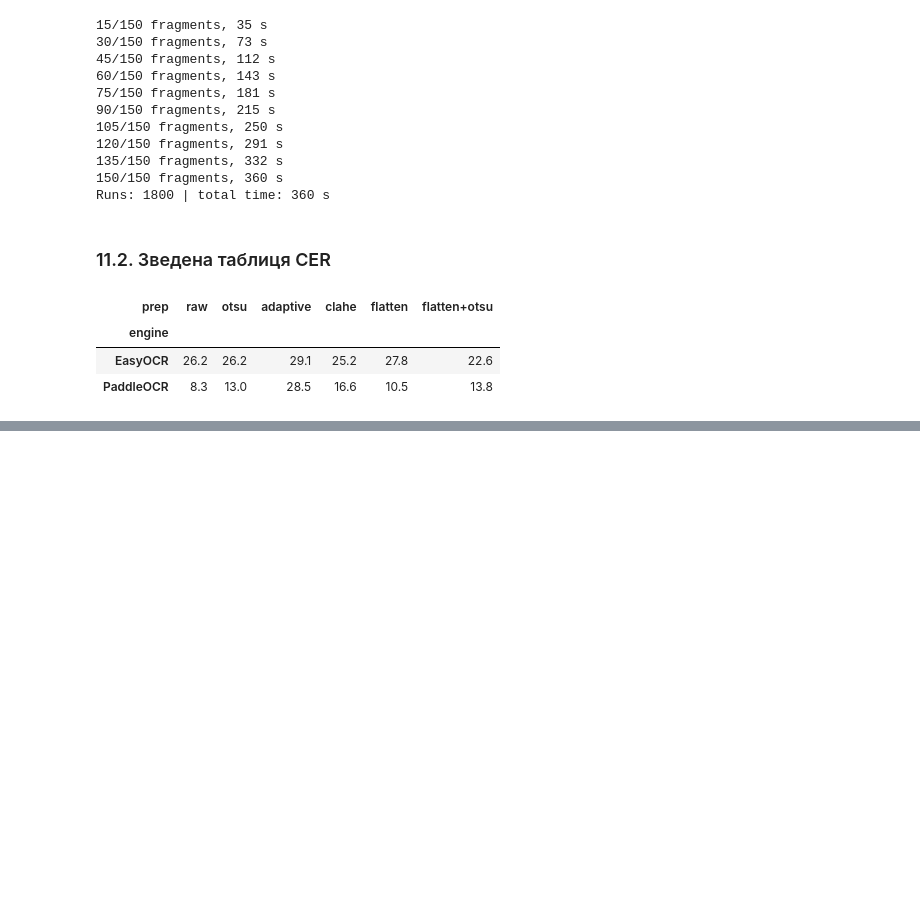
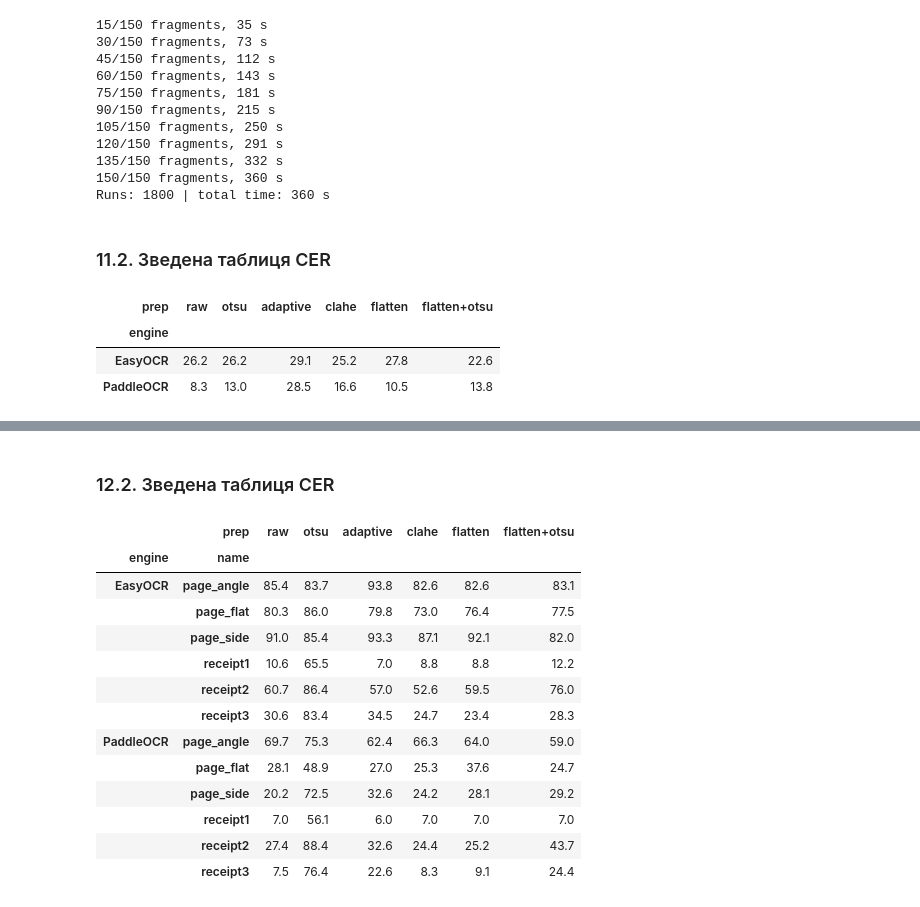
Before and after one commit to TanyaTverdun/AI_lab3_text_recognition, a Jupyter notebook: lab3.ipynb, the cells around one changed output, grey strips where cells are left out. Drawn from its saved outputs; the diff is of its cells as text; code cells hidden in the pictures; blank space fills up the shorter version.

```diff
--- a/lab3.ipynb
+++ b/lab3.ipynb
@@ -785,0 +853,19 @@ summary_cord
+# %%
+gt_own = dict(zip(own["name"], own["gt"]))
+
+rows = []
+t_start = time.perf_counter()
+for name, img in own_imgs.items():
+    for prep_name, steps in PREP.items():
+        prepped = preprocess(img, steps)
+        for eng, fn in ENGINES.items():
+            text, conf, sec = fn(prepped, "uk")
+            rows.append({"name": name, "engine": eng, "prep": prep_name,
+                         "gt": gt_own[name], "pred": text, "conf": conf, "sec": sec})
+    print(f"{name} done, {time.perf_counter() - t_start:.0f} s")
+
+res_own = pd.DataFrame(rows)
+res_own["cer"] = [cer(g, p) for g, p in zip(res_own["gt"], res_own["pred"])]
+res_own["wer"] = [wer(g, p) for g, p in zip(res_own["gt"], res_own["pred"])]
+res_own.to_csv("data/results_own.csv", index=False)
+print("Runs:", len(res_own), "| total time:", round(time.perf_counter() - t_start), "s")
@@ -785,0 +880,21 @@ summary_cord
+# %% [markdown]
+### 12.2. Зведена таблиця CER
+# %%
+summary_own = (res_own.pivot_table(index=["engine", "name"], columns="prep", values="cer")
+               [list(PREP)] * 100).round(1)
+summary_own
+# %% [output]
+|  | prep | raw | otsu | adaptive | clahe | flatten | flatten+otsu |
+| engine | name |  |  |  |  |  |  |
+| EasyOCR | page_angle | 85.4 | 83.7 | 93.8 | 82.6 | 82.6 | 83.1 |
+|  | page_flat | 80.3 | 86.0 | 79.8 | 73.0 | 76.4 | 77.5 |
+|  | page_side | 91.0 | 85.4 | 93.3 | 87.1 | 92.1 | 82.0 |
+|  | receipt1 | 10.6 | 65.5 | 7.0 | 8.8 | 8.8 | 12.2 |
+|  | receipt2 | 60.7 | 86.4 | 57.0 | 52.6 | 59.5 | 76.0 |
+|  | receipt3 | 30.6 | 83.4 | 34.5 | 24.7 | 23.4 | 28.3 |
+| PaddleOCR | page_angle | 69.7 | 75.3 | 62.4 | 66.3 | 64.0 | 59.0 |
+|  | page_flat | 28.1 | 48.9 | 27.0 | 25.3 | 37.6 | 24.7 |
+|  | page_side | 20.2 | 72.5 | 32.6 | 24.2 | 28.1 | 29.2 |
+|  | receipt1 | 7.0 | 56.1 | 6.0 | 7.0 | 7.0 | 7.0 |
+|  | receipt2 | 27.4 | 88.4 | 32.6 | 24.4 | 25.2 | 43.7 |
+|  | receipt3 | 7.5 | 76.4 | 22.6 | 8.3 | 9.1 | 24.4 |
```
Also changed, not shown: parts of 9 cells of this notebook, 1 other file.
